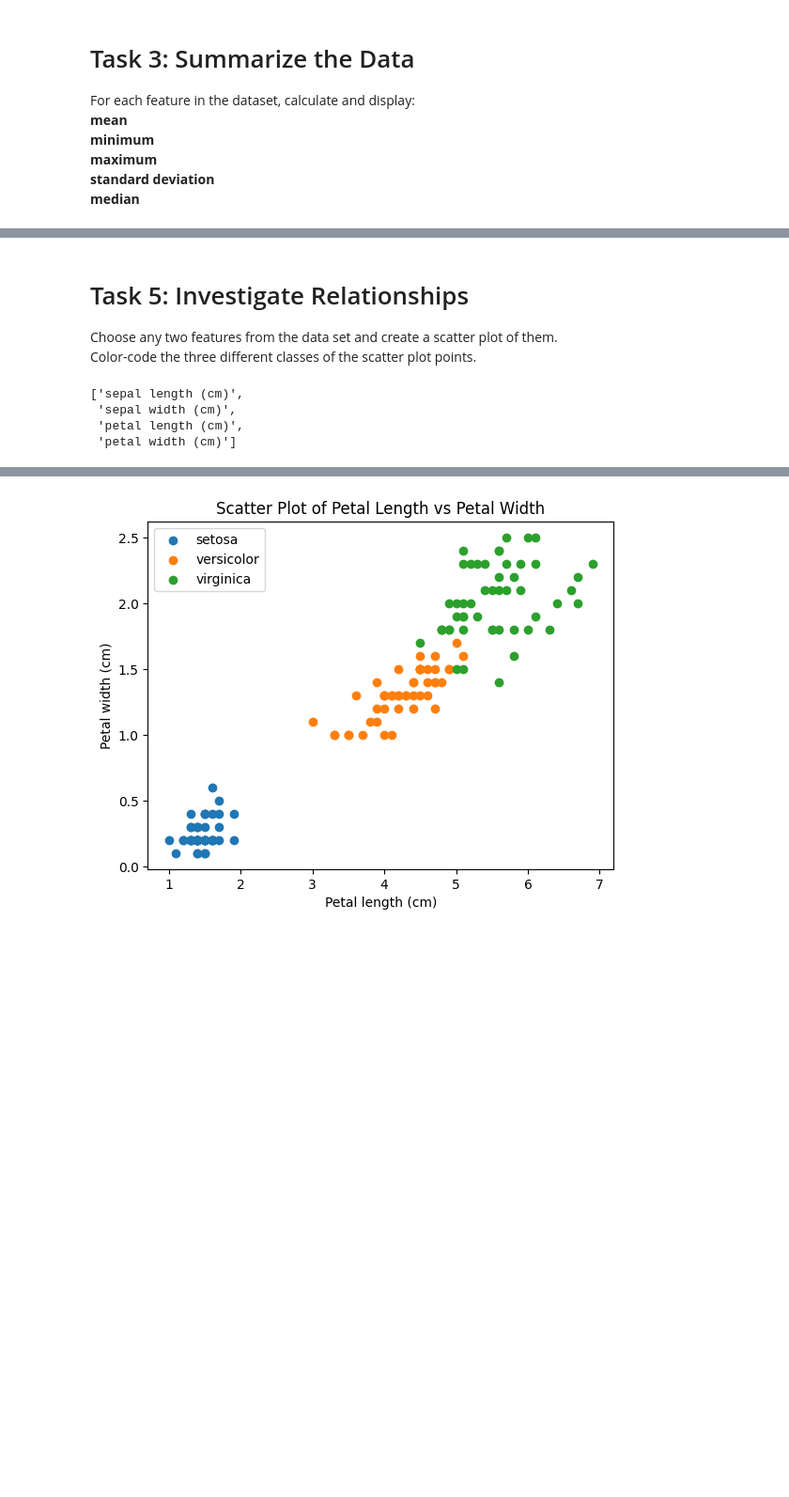
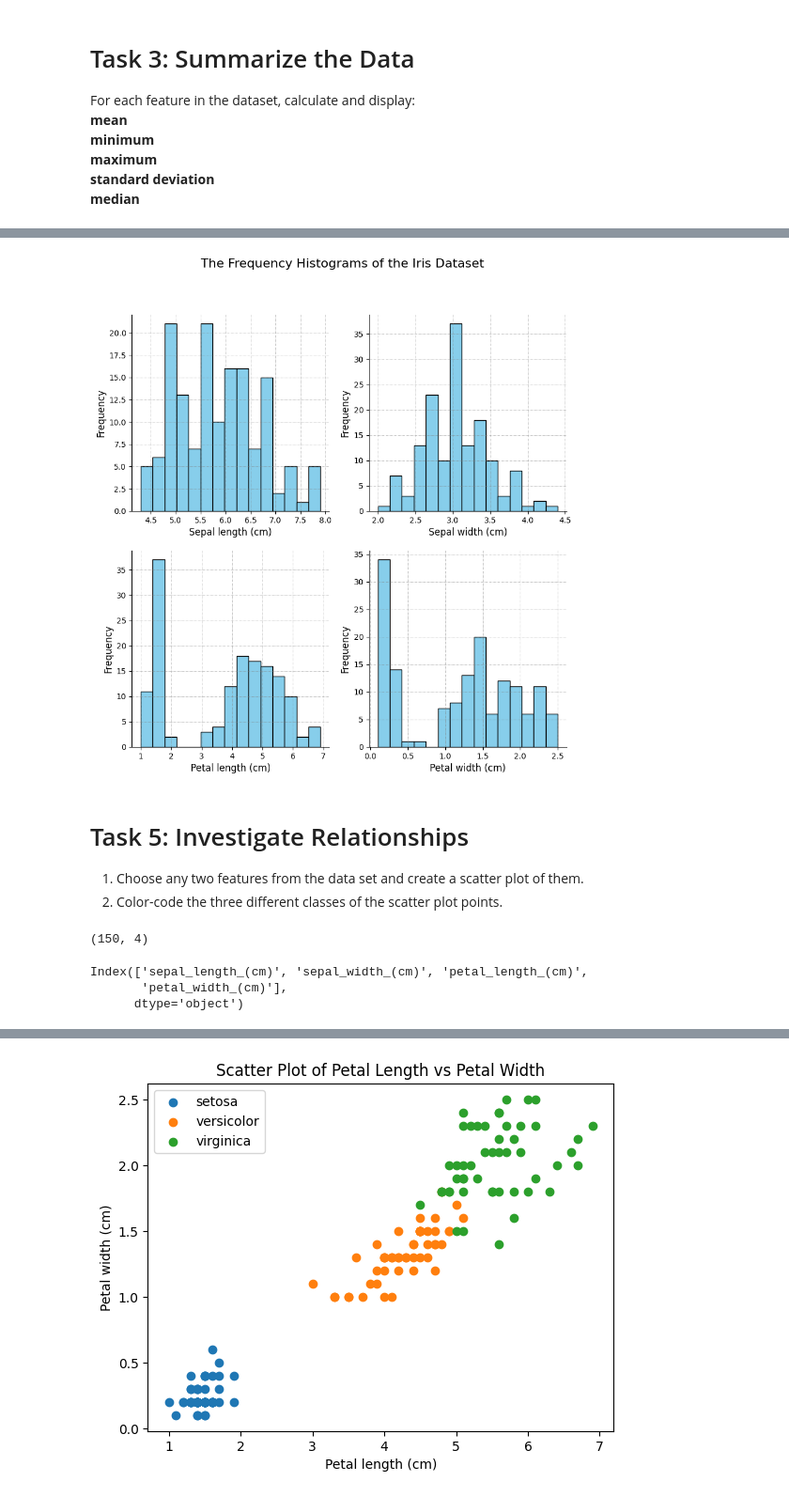
Before and after one commit to aldaszarnauskas/principles_of_data_analytics, a Jupyter notebook: tasks.ipynb, the cells around one changed output, grey strips where cells are left out. Shown at 94% size. Drawn from its saved outputs; the diff is of its cells as text; code cells hidden in the pictures; blank space fills up the shorter version.

```diff
--- a/tasks.ipynb
+++ b/tasks.ipynb
@@ -309,5 +205,38 @@ plotting_histogram("Petal", "width", petal_width_list)
+# %%
+# Get the feature names
+feature_names = iris.feature_names
+
+# Define a layout of subplots
+fig, axs = plt.subplots(2, 2, figsize=(10, 10))
+# Go through each axis in the previously defined layout
+# and plot a histogram of each feature
+for count, ax in enumerate(axs.flat):
+
+    # Remove axes splines
+    for s in ['top', 'right']:
+        ax.spines[s].set_visible(False)
+
+    # Add x, y gridlines
+    ax.grid(color ='grey',
+            linestyle ='-.', linewidth = 0.5,
+            alpha = 0.6)
+
+    # Plot a histogram of the feature
+    ax.hist(iris_transposed[count], bins=15,
+                    color='skyblue', edgecolor='black')
+
+    # Set the names of x and y axis and title
+    ax.set_xlabel(f"{feature_names[count].capitalize()}", fontsize=12)
+    ax.set_ylabel("Frequency", fontsize=12)
+
+# Set the title
+fig.suptitle('The Frequency Histograms of the Iris Dataset', fontsize=16)
+# Show the plot
+plt.show()
+# %% [output]
+[figure, added]
 # %% [markdown]
 # Task 5: Investigate Relationships
-Choose any two features from the data set and create a scatter plot of them.
-Color-code the three different classes of the scatter plot points.
+1. Choose any two features from the data set and create a scatter plot of them.
+2. Color-code the three different classes of the scatter plot points.
 # %%
@@ -315,9 +244,17 @@ Color-code the three different classes of the scatter plot points.
 df = pd.DataFrame(iris.data)
+# %%
+# So far I have a df with 150 rows and 4 columns
+df.shape
+# %% [output]
+(150, 4)
 # %%
-# Check out the feature names
-iris.feature_names
+# See https://www.geeksforgeeks.org/how-to-rename-columns-in-pandas-dataframe/ on how to rename columns in df
+
+# Set the column names as feature names
+# p.s. the space in the feature_names is replaced by underscore
+df.columns = [feature.replace(" ", "_") for feature in iris.feature_names]
+df.columns
 # %% [output]
-['sepal length (cm)',
- 'sepal width (cm)',
- 'petal length (cm)',
- 'petal width (cm)']
+Index(['sepal_length_(cm)', 'sepal_width_(cm)', 'petal_length_(cm)',
+       'petal_width_(cm)'],
+      dtype='object')
```
Also changed, not shown: parts of 86 cells of this notebook.
